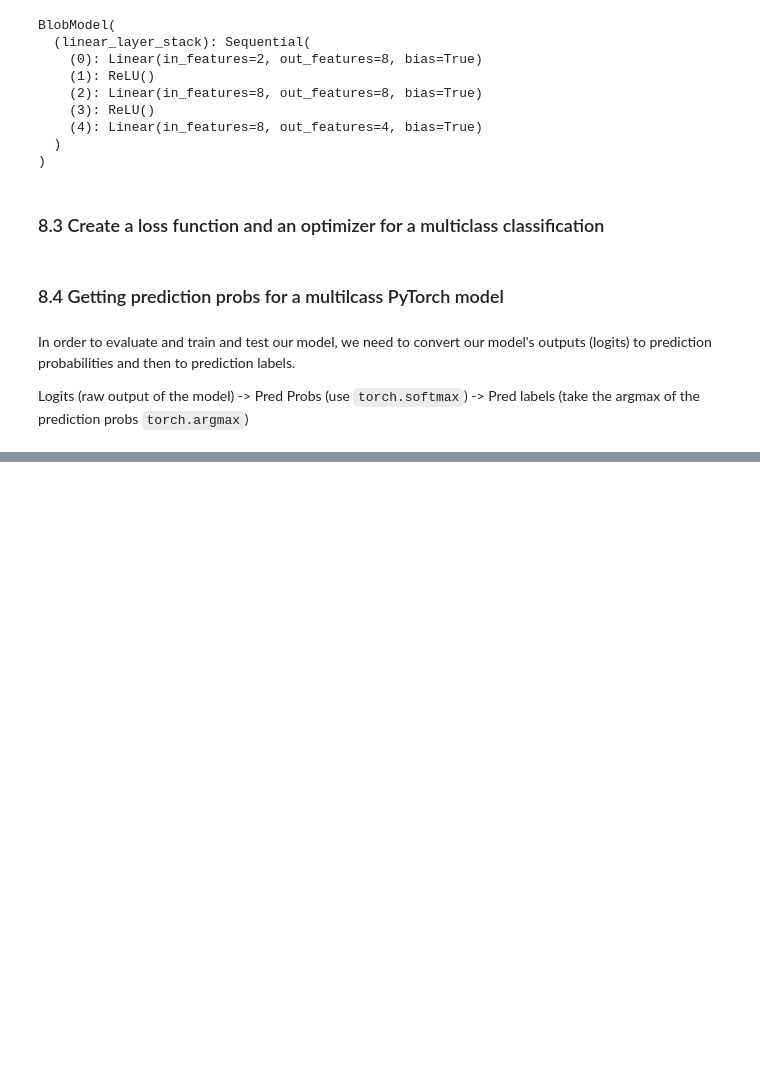
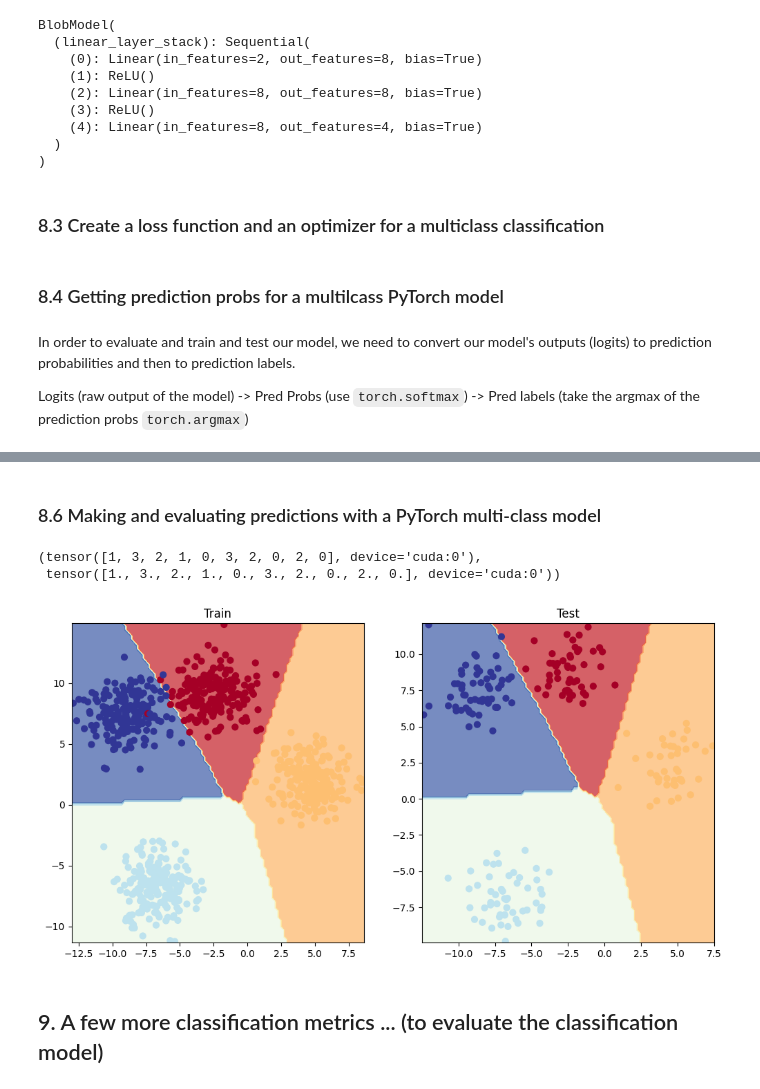
Before and after one commit to gvtsch/ZTM_Pytorch_ud, a Jupyter notebook: 02_pytorch_classification.ipynb, the cells around one changed output, grey strips where cells are left out. Cells and saved outputs as stored; diff of their text form; code cells hidden in the pictures; blank space fills up the shorter version.

```diff
--- a/02_pytorch_classification.ipynb
+++ b/02_pytorch_classification.ipynb
@@ -1016,0 +1084,2 @@ tensor([2, 1, 0, 2, 3, 1, 0, 3, 0, 3, 3, 2, 3, 3, 3, 1, 1, 0, 1, 1, 1, 3, 0, 0,
+# %% [markdown]
+### 8.6 Making and evaluating predictions with a PyTorch multi-class model
@@ -1016,0 +1091,19 @@ tensor([2, 1, 0, 2, 3, 1, 0, 3, 0, 3, 3, 2, 3, 3, 3, 1, 1, 0, 1, 1, 1, 3, 0, 0,
+# %%
+# View the first 10 predictions
+y_preds[:10], y_blob_test[:10]
+# %% [output]
+(tensor([1, 3, 2, 1, 0, 3, 2, 0, 2, 0], device='cuda:0'),
+ tensor([1., 3., 2., 1., 0., 3., 2., 0., 2., 0.], device='cuda:0'))
+# %%
+# Get visualizations
+plt.figure(figsize=(12, 6))
+plt.subplot(1, 2, 1)
+plt.title("Train")
+plot_decision_boundary(model_4, X_blob_train, y_blob_train)
+plt.subplot(1, 2, 2)
+plt.title("Test")
+plot_decision_boundary(model_4, X_blob_test, y_blob_test)
+# %% [output]
+[figure, added]
+# %% [markdown]
+## 9. A few more classification metrics ... (to evaluate the classification model)
```
Also changed, not shown: parts of 11 cells of this notebook.
